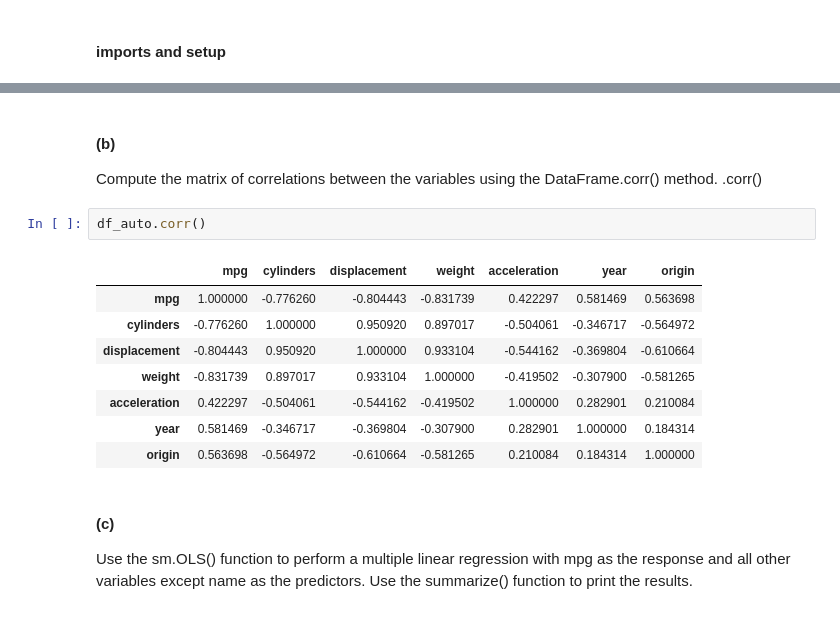
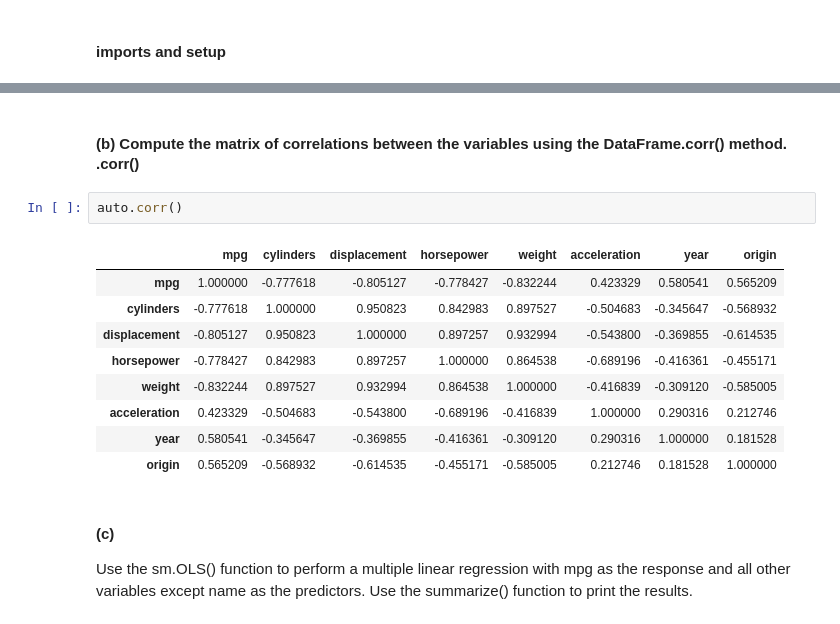
Before and after one commit to danschumac1/pred-mod_assingment2, a Jupyter notebook: Pred-Mod_Assignment2.ipynb, the cells around one changed output, grey strips where cells are left out. Cells and saved outputs as stored; diff of their text form.

```diff
--- a/Pred-Mod_Assignment2.ipynb
+++ b/Pred-Mod_Assignment2.ipynb
@@ -44,17 +46,17 @@ sns.pairplot(auto);
 # %% [markdown]
-#### (b)
-Compute the matrix of correlations between the variables using the DataFrame.corr() method. .corr()
+#### (b) Compute the matrix of correlations between the variables using the DataFrame.corr() method. .corr()
 # %%
-df_auto.corr()
+auto.corr()
 # %% [output]
-|  | mpg | cylinders | displacement | weight | acceleration | year | origin |
-| mpg | 1.000000 | -0.776260 | -0.804443 | -0.831739 | 0.422297 | 0.581469 | 0.563698 |
-| cylinders | -0.776260 | 1.000000 | 0.950920 | 0.897017 | -0.504061 | -0.346717 | -0.564972 |
-| displacement | -0.804443 | 0.950920 | 1.000000 | 0.933104 | -0.544162 | -0.369804 | -0.610664 |
-| weight | -0.831739 | 0.897017 | 0.933104 | 1.000000 | -0.419502 | -0.307900 | -0.581265 |
-| acceleration | 0.422297 | -0.504061 | -0.544162 | -0.419502 | 1.000000 | 0.282901 | 0.210084 |
-| year | 0.581469 | -0.346717 | -0.369804 | -0.307900 | 0.282901 | 1.000000 | 0.184314 |
-| origin | 0.563698 | -0.564972 | -0.610664 | -0.581265 | 0.210084 | 0.184314 | 1.000000 |
+|  | mpg | cylinders | displacement | horsepower | weight | acceleration | year | origin |
+| mpg | 1.000000 | -0.777618 | -0.805127 | -0.778427 | -0.832244 | 0.423329 | 0.580541 | 0.565209 |
+| cylinders | -0.777618 | 1.000000 | 0.950823 | 0.842983 | 0.897527 | -0.504683 | -0.345647 | -0.568932 |
+| displacement | -0.805127 | 0.950823 | 1.000000 | 0.897257 | 0.932994 | -0.543800 | -0.369855 | -0.614535 |
+| horsepower | -0.778427 | 0.842983 | 0.897257 | 1.000000 | 0.864538 | -0.689196 | -0.416361 | -0.455171 |
+| weight | -0.832244 | 0.897527 | 0.932994 | 0.864538 | 1.000000 | -0.416839 | -0.309120 | -0.585005 |
+| acceleration | 0.423329 | -0.504683 | -0.543800 | -0.689196 | -0.416839 | 1.000000 | 0.290316 | 0.212746 |
+| year | 0.580541 | -0.345647 | -0.369855 | -0.416361 | -0.309120 | 0.290316 | 1.000000 | 0.181528 |
+| origin | 0.565209 | -0.568932 | -0.614535 | -0.455171 | -0.585005 | 0.212746 | 0.181528 | 1.000000 |
 # %% [markdown]
 #### (c)
 Use the sm.OLS() function to perform a multiple linear regression with mpg as the response and all other variables except name as the predictors. Use the summarize() function to print the results.
```
Also changed, not shown: parts of 42 cells of this notebook, 2 other files.
